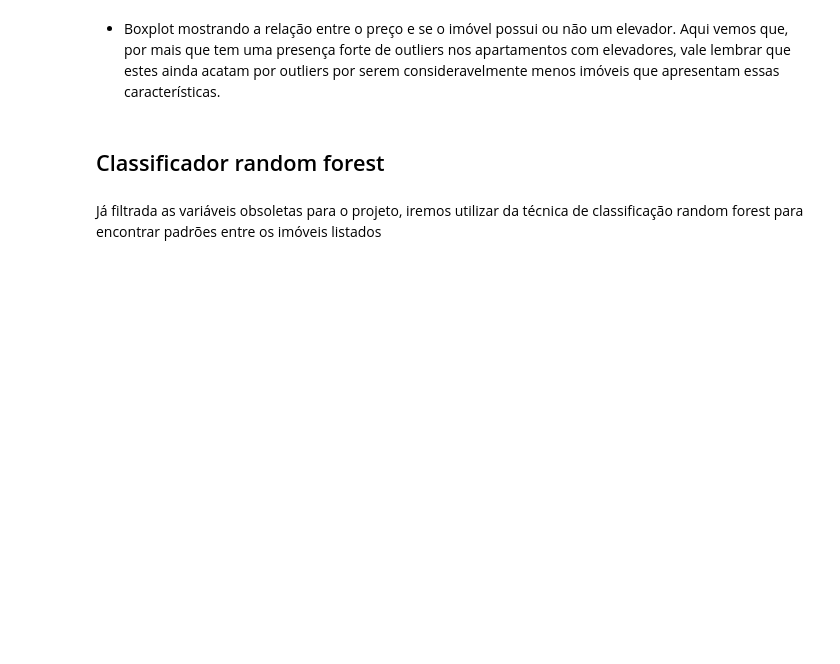
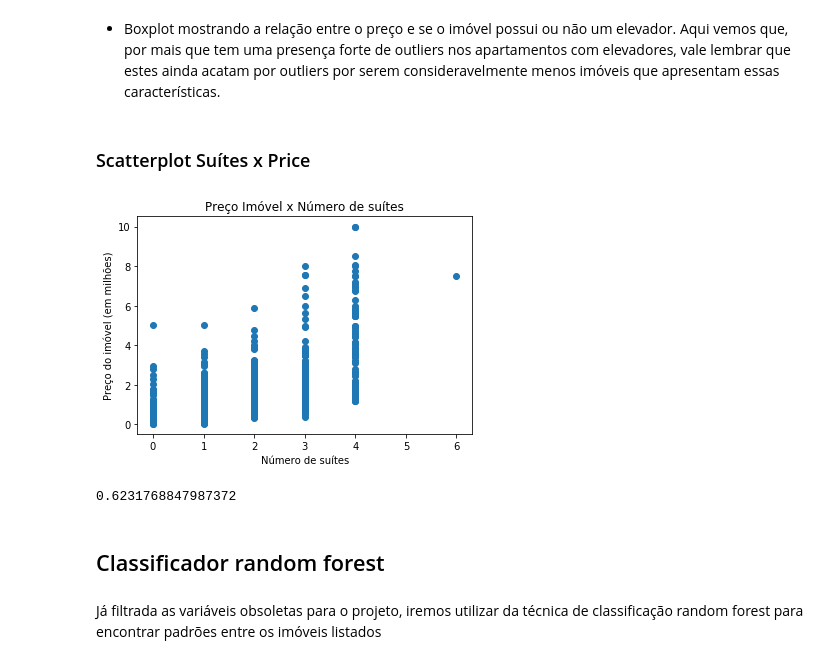
Before and after one commit to arthurfc12/Projeto3CDados, a Jupyter notebook: pr3Oficial.ipynb, the cells around one changed output. Drawn from its saved outputs; the diff is of its cells as text; code cells hidden in the pictures; blank space fills up the shorter version.

```diff
--- a/pr3Oficial.ipynb
+++ b/pr3Oficial.ipynb
@@ -199,5 +217,21 @@ Name: Elevator, dtype: int64
 # %% [markdown]
 * Boxplot mostrando a relação entre o preço e se o imóvel possui ou não um elevador. Aqui vemos que, por mais que tem uma presença forte de outliers nos apartamentos com elevadores, vale lembrar que estes ainda acatam por outliers por serem consideravelmente menos imóveis que apresentam essas características.
+# %% [markdown]
+### Scatterplot Suítes x Price
+# %%
+xsuite = data["Suites"]
+ysuite = a
+plt.xlabel('Número de suítes')
+plt.ylabel('Preço do imóvel (em milhões)')
+plt.title('Preço Imóvel x Número de suítes')
+plt.scatter(xsuite, ysuite)
+plt.show()
+# %% [output]
+[figure, added]
+# %%
+xsuite.corr(ysuite)
+# %% [output]
+0.6231768847987372
 # %% [markdown]
 ## Classificador random forest
 # %% [markdown]
```
Also changed, not shown: parts of 13 cells of this notebook.
